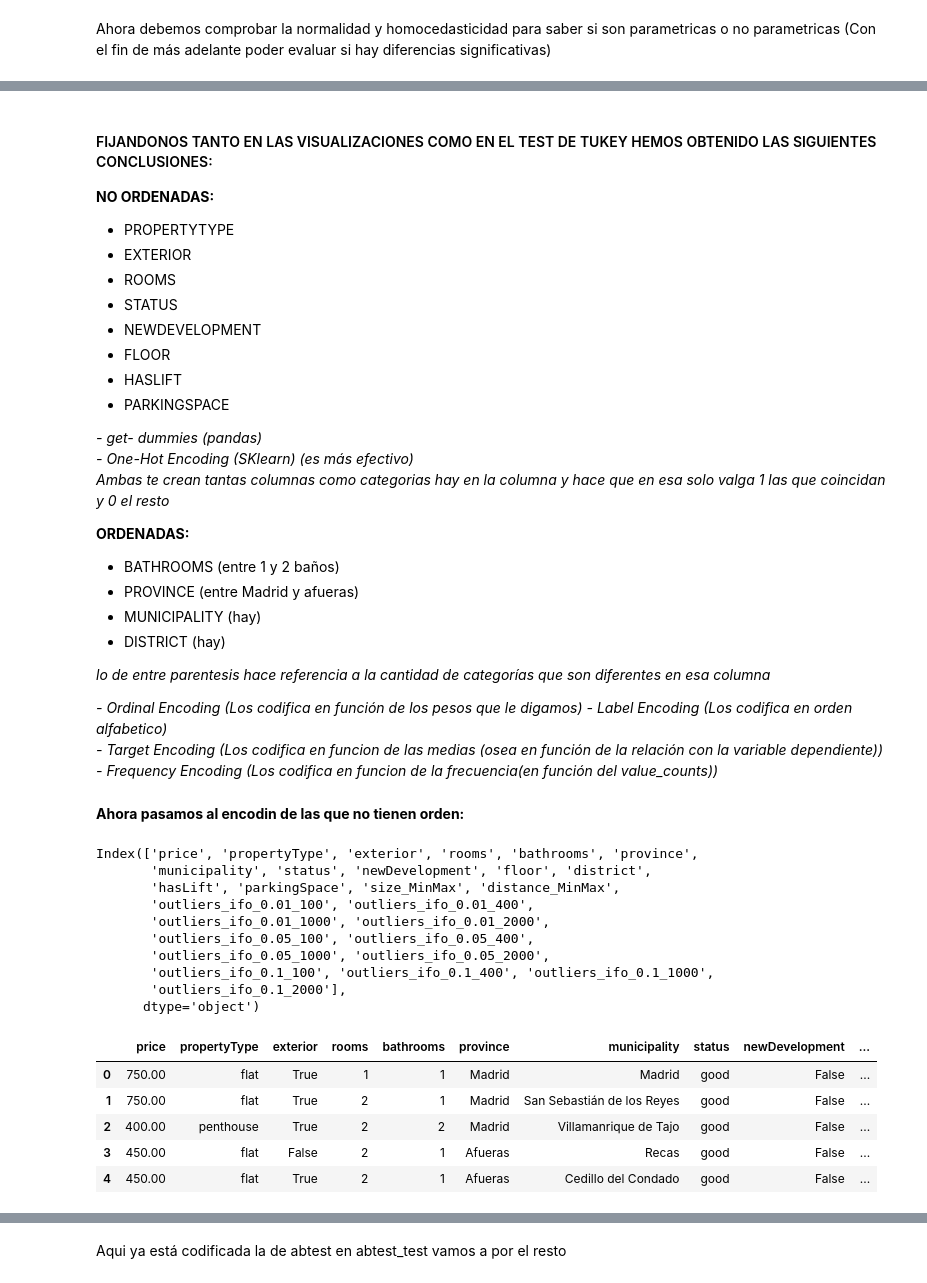
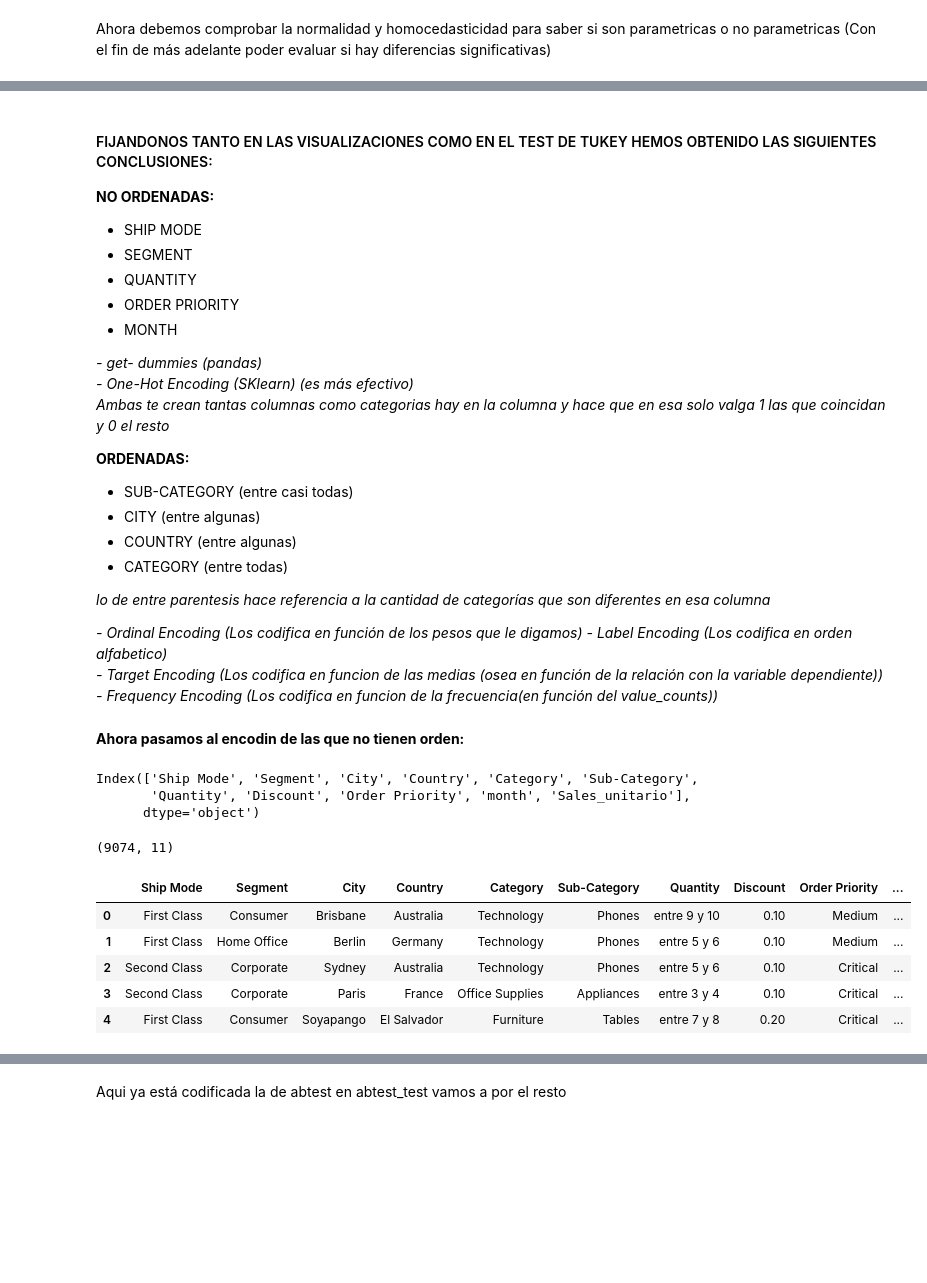
Before and after one commit to jgilsu11/Proyecto9-Clustering, a Jupyter notebook: Notebooks/Modelos/Modelo 1/encoding0.ipynb, the cells around one changed output, grey strips where cells are left out. Saved outputs shown, nothing was run; the diff lists cells and outputs as text; code cells hidden in the pictures; blank space fills up the shorter version.

```diff
--- a/Notebooks/Modelos/Modelo 1/encoding0.ipynb
+++ b/Notebooks/Modelos/Modelo 1/encoding0.ipynb
@@ -64,4 +64,4 @@ from sklearn.model_selection import train_test_split
 from category_encoders import TargetEncoder     #solo me deja hacerlo si uso el entorno default en vez del proyecto
 pd.set_option("display.max_columns", None)
 # %%
-df_sinout=pd.read_csv("../../datos/datos1/datos_sin_outliers_iterativo.csv", index_col=0).reset_index(drop=True)
+df_sinnull=pd.read_csv("..\..\..\datos\datos0\datos_clusterizados0_sin_nulos.csv", index_col=0)
@@ -477,14 +263,11 @@ Aunque las conclusiones no cambien, es más correcto usar la opción de Mann-Whi
 #### FIJANDONOS TANTO EN LAS VISUALIZACIONES COMO EN EL TEST DE TUKEY HEMOS OBTENIDO LAS SIGUIENTES CONCLUSIONES:
 
 **NO ORDENADAS:**
-- PROPERTYTYPE
-- EXTERIOR
-- ROOMS
-- STATUS
-- NEWDEVELOPMENT
-- FLOOR
-- HASLIFT
-- PARKINGSPACE
+- SHIP MODE
+- SEGMENT
+- QUANTITY
+- ORDER PRIORITY
+- MONTH
 
  *- get- dummies (pandas)*
  *- One-Hot Encoding (SKlearn) (es más efectivo)*
@@ -492,10 +275,10 @@ Aunque las conclusiones no cambien, es más correcto usar la opción de Mann-Whi
 
 
 **ORDENADAS:**
-- BATHROOMS (entre 1 y 2 baños)
-- PROVINCE  (entre Madrid y afueras)
-- MUNICIPALITY (hay)
-- DISTRICT  (hay)
+- SUB-CATEGORY (entre casi todas)
+- CITY  (entre algunas)
+- COUNTRY (entre algunas)
+- CATEGORY  (entre todas)
 
 
 *lo de entre parentesis hace referencia a la cantidad de categorías que son diferentes en esa columna*
@@ -507,23 +290,16 @@ Aunque las conclusiones no cambien, es más correcto usar la opción de Mann-Whi
 # %% [markdown]
 **Ahora pasamos al encodin de las que no tienen orden:**
 # %%
-df_sinout_copy.columns
+df_sinnull.columns
 # %% [output]
-Index(['price', 'propertyType', 'exterior', 'rooms', 'bathrooms', 'province',
-       'municipality', 'status', 'newDevelopment', 'floor', 'district',
-       'hasLift', 'parkingSpace', 'size_MinMax', 'distance_MinMax',
-       'outliers_ifo_0.01_100', 'outliers_ifo_0.01_400',
-       'outliers_ifo_0.01_1000', 'outliers_ifo_0.01_2000',
-       'outliers_ifo_0.05_100', 'outliers_ifo_0.05_400',
-       'outliers_ifo_0.05_1000', 'outliers_ifo_0.05_2000',
-       'outliers_ifo_0.1_100', 'outliers_ifo_0.1_400', 'outliers_ifo_0.1_1000',
-       'outliers_ifo_0.1_2000'],
+Index(['Ship Mode', 'Segment', 'City', 'Country', 'Category', 'Sub-Category',
+       'Quantity', 'Discount', 'Order Priority', 'month', 'Sales_unitario'],
       dtype='object')
 # %%
-diccionario_encoding = {"onehot": ["propertyType", "exterior", "rooms", "status", "newDevelopment", "floor", "hasLift", "parkingSpace"],
+diccionario_encoding = {"onehot": ['Ship Mode', 'Segment','Quantity','Order Priority', 'month'],
                         "dummies": [], # no metemos ninguna
                         'ordinal' : { }, #no metemos ninguna
                         "label": [] , # no metemos ninguna columna porque no queremos en ningún caso que se asignen las categorías de forma aleatoria
                         "frequency": [], # no metemos ninguna columna porque no coincide el orden del value counts con las categorias y la variable respuesta
-                        "target": ["bathrooms", "province", "municipality", "district"]
+                        "target": ['City', 'Country','Category', 'Sub-Category']
                         }
@@ -534,12 +306,16 @@ diccionario_encoding = {"onehot": ["propertyType", "exterior", "rooms", "status"
+# %%
+df_sinnull.shape
+# %% [output]
+(9074, 11)
 # %%
-encoding=f.Encoding(dataframe = df_sinout_copy , diccionario_encoding= diccionario_encoding, variable_respuesta= "price")
-df_sinout_copy= encoding.one_hot_encoding()
-df_sinout_copy.head()
-#nos genera 40 columnas nuevas aproximadamente
+encoding=f.Encoding(dataframe = df_sinnull , diccionario_encoding= diccionario_encoding, variable_respuesta= "Sales_unitario")
+df_sinnull= encoding.one_hot_encoding()
+df_sinnull.head()
+#nos genera 31 columnas nuevas aproximadamente
 # %% [output]
-|  | price | propertyType | exterior | rooms | bathrooms | province | municipality | status | newDevelopment | ... |
-| 0 | 750.00 | flat | True | 1 | 1 | Madrid | Madrid | good | False | ... |
-| 1 | 750.00 | flat | True | 2 | 1 | Madrid | San Sebastián de los Reyes | good | False | ... |
-| 2 | 400.00 | penthouse | True | 2 | 2 | Madrid | Villamanrique de Tajo | good | False | ... |
-| 3 | 450.00 | flat | False | 2 | 1 | Afueras | Recas | good | False | ... |
-| 4 | 450.00 | flat | True | 2 | 1 | Afueras | Cedillo del Condado | good | False | ... |
+|  | Ship Mode | Segment | City | Country | Category | Sub-Category | Quantity | Discount | Order Priority | ... |
+| 0 | First Class | Consumer | Brisbane | Australia | Technology | Phones | entre 9 y 10 | 0.10 | Medium | ... |
+| 1 | First Class | Home Office | Berlin | Germany | Technology | Phones | entre 5 y 6 | 0.10 | Medium | ... |
+| 2 | Second Class | Corporate | Sydney | Australia | Technology | Phones | entre 5 y 6 | 0.10 | Critical | ... |
+| 3 | Second Class | Corporate | Paris | France | Office Supplies | Appliances | entre 3 y 4 | 0.10 | Critical | ... |
+| 4 | First Class | Consumer | Soyapango | El Salvador | Furniture | Tables | entre 7 y 8 | 0.20 | Critical | ... |
```
Also changed, not shown: parts of 37 cells of this notebook, 5 other files.
